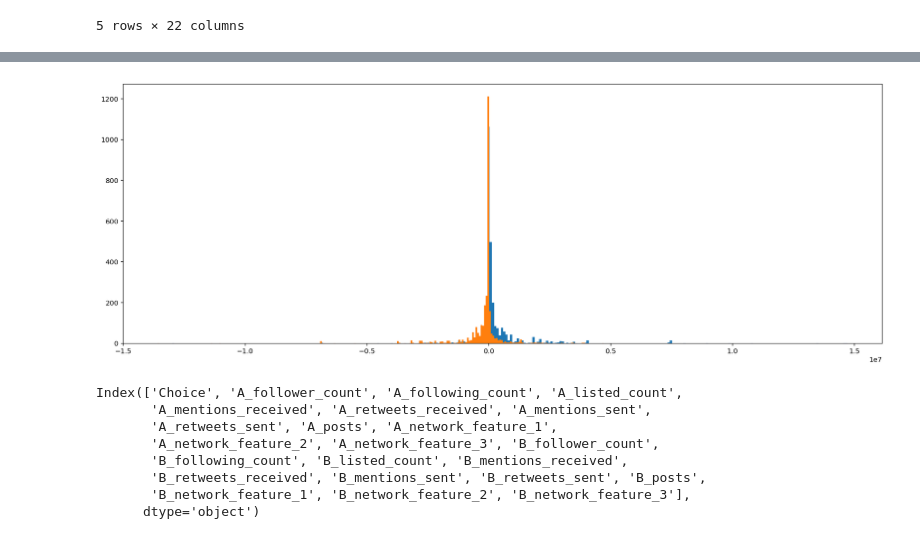
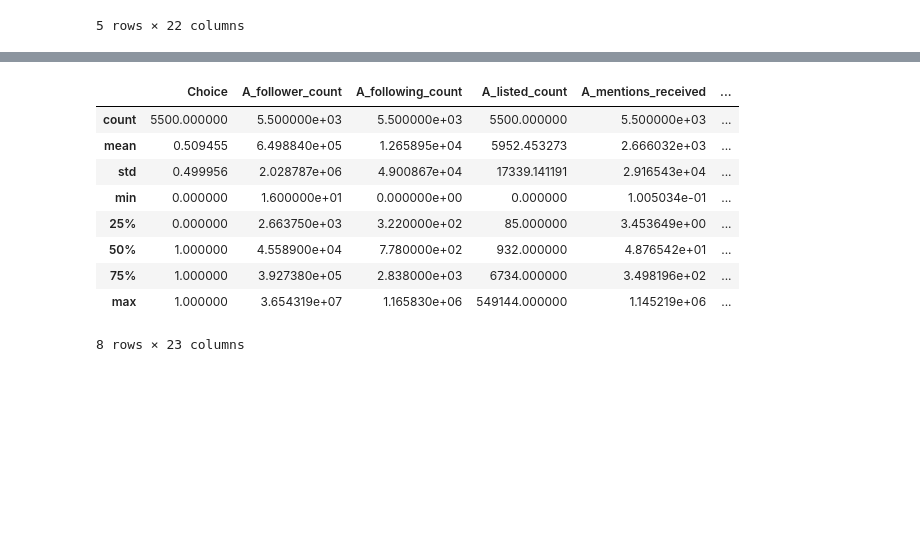
Before and after one commit to JakeTheWise/socialitics, a Jupyter notebook: proj1/q1/q1.ipynb, the cells around one changed output, grey strips where cells are left out. Saved outputs shown, nothing was run; the diff lists cells and outputs as text; code cells hidden in the pictures; blank space fills up the shorter version.

```diff
--- a/proj1/q1/q1.ipynb
+++ b/proj1/q1/q1.ipynb
@@ -48,18 +33,13 @@ plt.plot(pipe.steps[3][1].explained_variance_ratio_);
-# %%
-from sklearn.discriminant_analysis import LinearDiscriminantAnalysis as LDA
-pipe = make_pipeline(StandardScaler(), LDA()).fit(train.drop('Choice',1), train.Choice)
-plt.hist(pipe.steps[1][1].transform(train[train.Choice==0].drop('Choice',1)), bins=300)
-plt.hist(pipe.steps[1][1].transform(train[train.Choice==1].drop('Choice',1)), bins=300);
-# %% [output]
-[figure, removed]
 # %%
-train.columns
+train.describe()
 # %% [output]
+|  | Choice | A_follower_count | A_following_count | A_listed_count | A_mentions_received | ... |
+| count | 5500.000000 | 5.500000e+03 | 5.500000e+03 | 5500.000000 | 5.500000e+03 | ... |
+| mean | 0.509455 | 6.498840e+05 | 1.265895e+04 | 5952.453273 | 2.666032e+03 | ... |
+| std | 0.499956 | 2.028787e+06 | 4.900867e+04 | 17339.141191 | 2.916543e+04 | ... |
+| min | 0.000000 | 1.600000e+01 | 0.000000e+00 | 0.000000 | 1.005034e-01 | ... |
+| 25% | 0.000000 | 2.663750e+03 | 3.220000e+02 | 85.000000 | 3.453649e+00 | ... |
+| 50% | 1.000000 | 4.558900e+04 | 7.780000e+02 | 932.000000 | 4.876542e+01 | ... |
+| 75% | 1.000000 | 3.927380e+05 | 2.838000e+03 | 6734.000000 | 3.498196e+02 | ... |
+| max | 1.000000 | 3.654319e+07 | 1.165830e+06 | 549144.000000 | 1.145219e+06 | ... |
-Index(['Choice', 'A_follower_count', 'A_following_count', 'A_listed_count',
-       'A_mentions_received', 'A_retweets_received', 'A_mentions_sent',
-       'A_retweets_sent', 'A_posts', 'A_network_feature_1',
-       'A_network_feature_2', 'A_network_feature_3', 'B_follower_count',
-       'B_following_count', 'B_listed_count', 'B_mentions_received',
-       'B_retweets_received', 'B_mentions_sent', 'B_retweets_sent', 'B_posts',
-       'B_network_feature_1', 'B_network_feature_2', 'B_network_feature_3'],
-      dtype='object')
+8 rows × 23 columns
```
Also changed, not shown: parts of 22 cells of this notebook.
